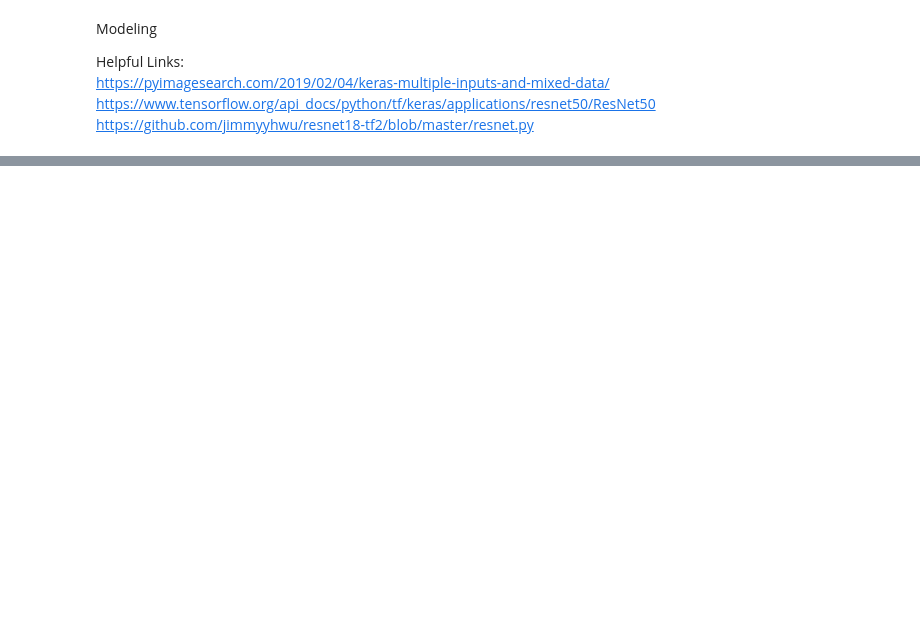
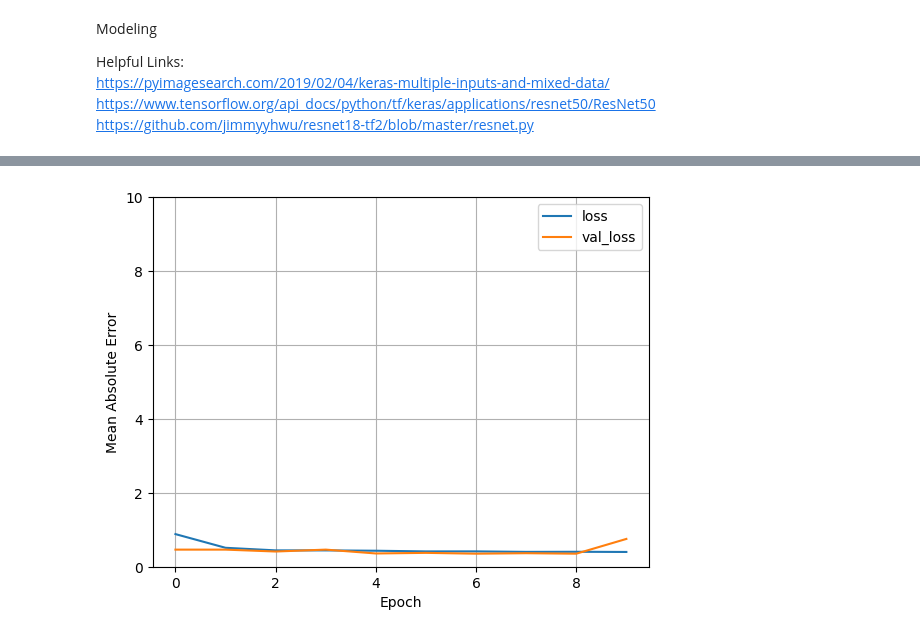
Before and after one commit to arisanguyen/210_Capstone_Aditya_Arisa_Noriel, a Jupyter notebook: Arisa - Modeling.ipynb, the cells around one changed output, grey strips where cells are left out. Saved outputs shown, nothing was run; the diff lists cells and outputs as text; code cells hidden in the pictures; blank space fills up the shorter version.

```diff
--- a/Arisa - Modeling.ipynb
+++ b/Arisa - Modeling.ipynb
@@ -330,0 +429,8 @@ plot_loss(history)
+# %%
+street = np.asarray(x_train[['Collisions_Historical', 'Mid_lat','Mid_long', 'Stop_Signs', 'Paving_historical', 'Bus_stop']]).astype('float32')
+# street_mini = []
+# for row in range(len(street)):
+#     concat = np.concatenate((street[row], road_type[row]))
+#     street_mini.append([[concat]])
+# street_mini = np.stack(street_mini)
+# np.shape(street_mini)
@@ -330,0 +441,9 @@ plot_loss(history)
+# %%
+street_mini_2 = []
+for k in range(len(street)):
+    for i in range(71):
+        for j in range(91):
+            concat = np.concatenate((street[k], road_type[k]))
+            street_mini_2.append(concat)
+# %%
+street_mini_2 = np.reshape(street_mini_2, (len(street),71,91,11))
@@ -330,0 +552,4 @@ plot_loss(history)
+# %%
+plot_loss(history)
+# %% [output]
+[figure, added]
```
Also changed, not shown: parts of 21 cells of this notebook.
